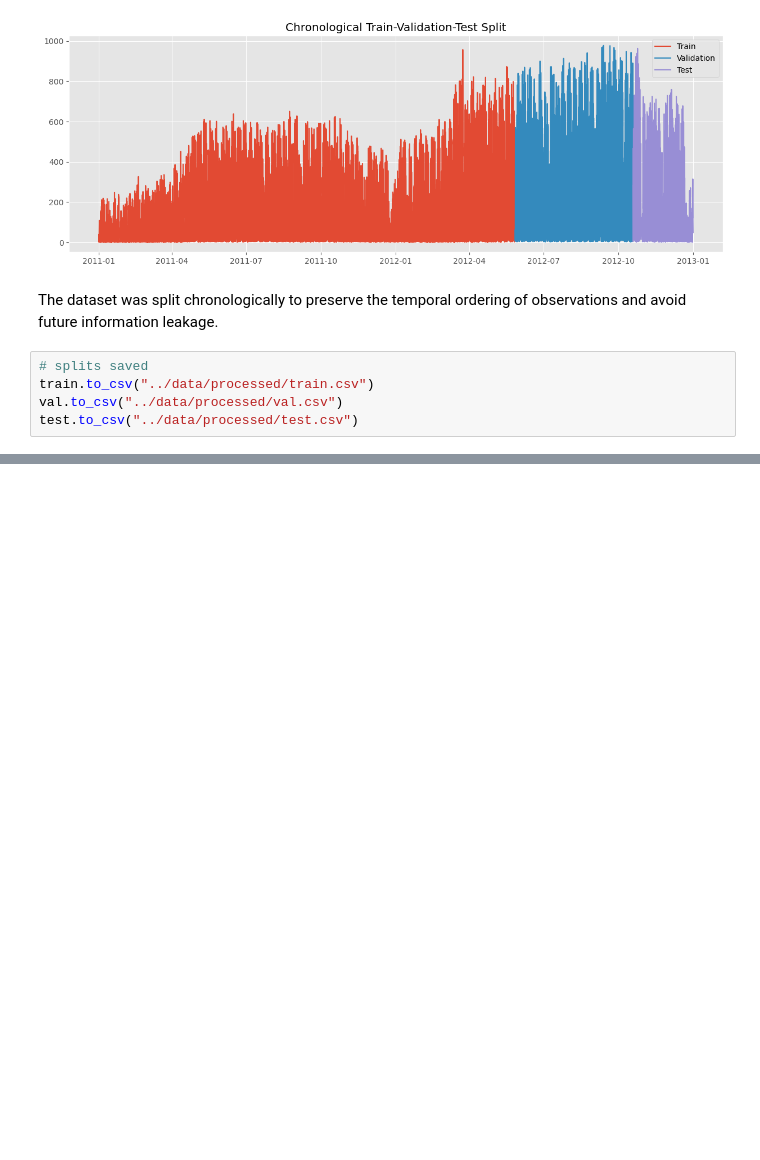
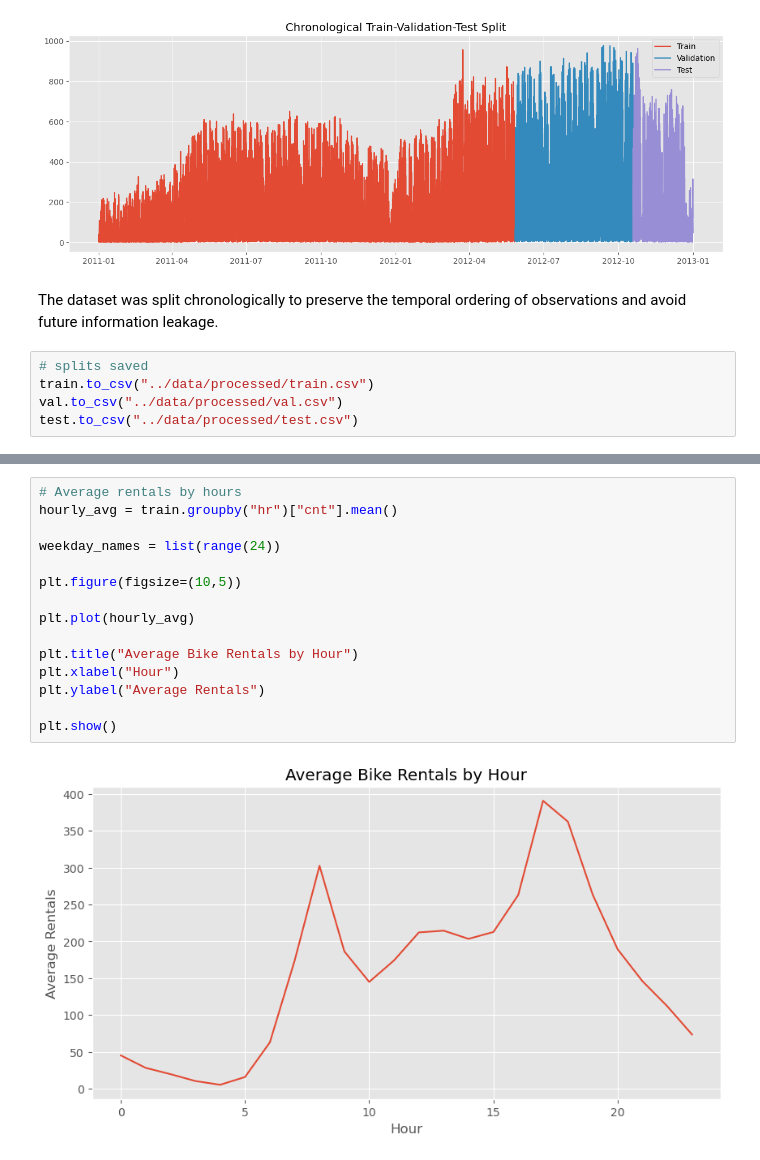
Before and after one commit to Kat-Pelka/RR_project, a Jupyter notebook: notebooks/01_eda.ipynb, the cells around one changed output, grey strips where cells are left out. Drawn from its saved outputs; the diff is of its cells as text; blank space fills up the shorter version.

```diff
--- a/notebooks/01_eda.ipynb
+++ b/notebooks/01_eda.ipynb
@@ -510,0 +511,17 @@ Additionally, the series contains frequent short-term fluctuations and sharp pea
+# %%
+# Average rentals by hours
+hourly_avg = train.groupby("hr")["cnt"].mean()
+
+weekday_names = list(range(24))
+
+plt.figure(figsize=(10,5))
+
+plt.plot(hourly_avg)
+
+plt.title("Average Bike Rentals by Hour")
+plt.xlabel("Hour")
+plt.ylabel("Average Rentals")
+
+plt.show()
+# %% [output]
+[figure, added]
```
Also changed, not shown: parts of 13 cells of this notebook.
